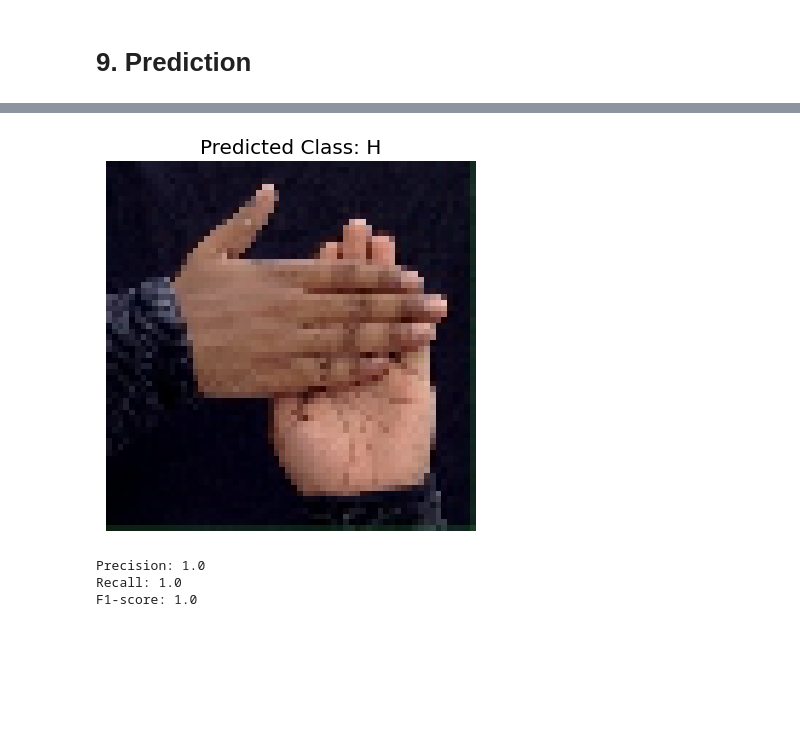
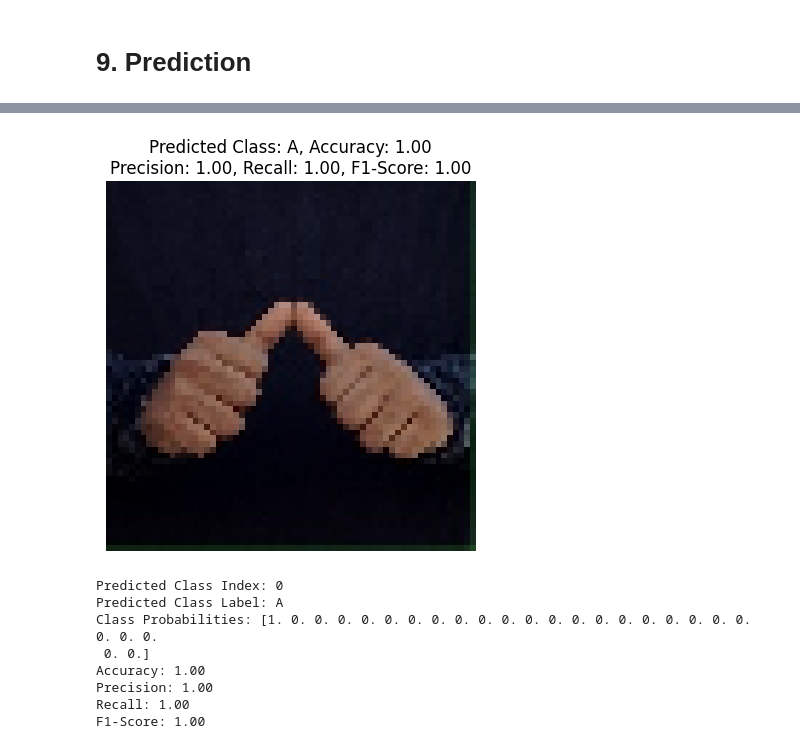
Before and after one commit to yogesh0802/ISL, a Jupyter notebook: asl-with-cnn .ipynb, the cells around one changed output, grey strips where cells are left out. Cells and saved outputs as stored; diff of their text form; code cells hidden in the pictures; blank space fills up the shorter version.

```diff
--- a/asl-with-cnn .ipynb
+++ b/asl-with-cnn .ipynb
@@ -365,13 +395,14 @@ class_names[np.argmax(classes)]
 from keras.models import load_model
 import matplotlib.pyplot as plt
 import numpy as np
+from keras.preprocessing import image
 
 # Load your trained model (replace 'model_path' with the path to your model)
-model_path = 'Mymodel.keras'
+model_path = 'Mykfold.h5'
 model = load_model(model_path)
 
 # Load and preprocess the image as shown in the previous response
-image_path = 'E:\\ygesh_isl\\ASL-Recognition-CNN-OpenCV\\TEST\H\\1.jpg'
+image_path = 'E:\\ygesh_isl\\ASL-Recognition-CNN-OpenCV\\TEST\\A\\1.jpg'
 img = image.load_img(image_path, target_size=(64, 64))
 x = image.img_to_array(img)
 x = np.expand_dims(x, axis=0)
@@ -385,17 +416,24 @@ predicted_class_index = np.argmax(predictions[0])
 # Define class names (replace with your class names)
 class_names = ["A", "B", "C", "D", "E", "F", "G", "H", "I", "J", "K", "L", "M", "N", "O", "P", "Q", "R", "S", "T", "U", "V", "W", "X", "Y", "Z"]
 
-# Get the predicted class label
-predicted_class_label = class_names[predicted_class_index]
+# Get the true class label of the image
+true_class_label = "A"  # Replace with the true class label of the image
+
+# Calculate the model's accuracy on the prediction
+true_label_index = class_names.index(true_class_label)
+accuracy = (predicted_class_index == true_label_index)
 
 # Display the image
 plt.imshow(img)
 plt.axis('off')
-plt.title(f'Predicted Class: {predicted_class_label}')
+
+# Display the predicted class, accuracy, and other information
+plt.title(f'Predicted Class: {predicted_class_label}, Accuracy: {accuracy}')
 plt.show()
 
 # You can also print the class index and probabilities
 print(f'Predicted Class Index: {predicted_class_index}')
 print(f'Predicted Class Label: {predicted_class_label}')
 print(f'Class Probabilities: {predictions[0]}')
+print(f'Accuracy: {accuracy:.2f}')
 # %% [output]
@@ -410,14 +449,14 @@ from keras.models import load_model
 import matplotlib.pyplot as plt
 import numpy as np
 from keras.preprocessing import image
-from sklearn.metrics import precision_score, recall_score, f1_score
+from sklearn.metrics import accuracy_score, precision_score, recall_score, f1_score
 
 # Load your trained model (replace 'model_path' with the path to your model)
-model_path = 'Mymodel.keras'
+model_path = 'Mykfold.h5'
 model = load_model(model_path)
 
-# Load and preprocess the image
-image_path = 'E:\\ygesh_isl\\ASL-Recognition-CNN-OpenCV\\TEST\\H\\1.jpg'
+# Load and preprocess the image as shown in the previous response
+image_path = 'E:\\ygesh_isl\\ASL-Recognition-CNN-OpenCV\\TEST\\A\\1.jpg'
 img = image.load_img(image_path, target_size=(64, 64))
 x = image.img_to_array(img)
 x = np.expand_dims(x, axis=0)
@@ -431,24 +470,35 @@ predicted_class_index = np.argmax(predictions[0])
 # Define class names (replace with your class names)
 class_names = ["A", "B", "C", "D", "E", "F", "G", "H", "I", "J", "K", "L", "M", "N", "O", "P", "Q", "R", "S", "T", "U", "V", "W", "X", "Y", "Z"]
 
-# Get the predicted class label
-predicted_class_label = class_names[predicted_class_index]
+# Get the true class label of the image
+true_class_label = "A"  # Replace with the true class label of the image
+
+# Calculate the model's accuracy on the prediction
+true_label_index = class_names.index(true_class_label)
+accuracy = (predicted_class_index == true_label_index)
+
+# Calculate precision, recall, and F1-score
+true_labels = [true_label_index]
+predicted_labels = [predicted_class_index]
+precision = precision_score(true_labels, predicted_labels, average='macro')
+recall = recall_score(true_labels, predicted_labels, average='macro')
+f1 = f1_score(true_labels, predicted_labels, average='macro')
 
 # Display the image
 plt.imshow(img)
 plt.axis('off')
-plt.title(f'Predicted Class: {predicted_class_label}')
+
+# Display the predicted class, accuracy, and other information
+plt.title(f'Predicted Class: {class_names[predicted_class_index]}, Accuracy: {accuracy:.2f}\n'
+          f'Precision: {precision:.2f}, Recall: {recall:.2f}, F1-Score: {f1:.2f}')
 plt.show()
 
-# Calculate precision, recall, and F1-score for the image
-true_labels = ["H"]  # Replace with the actual true label of your single image
-predicted_labels = [predicted_class_label]
-
-precision = precision_score(true_labels, predicted_labels, average='micro')
-recall = recall_score(true_labels, predicted_labels, average='micro')
-f1 = f1_score(true_labels, predicted_labels, average='micro')
-
-print(f'Precision: {precision}')
-print(f'Recall: {recall}')
-print(f'F1-score: {f1}')
+# You can also print the class index and probabilities
+print(f'Predicted Class Index: {predicted_class_index}')
+print(f'Predicted Class Label: {class_names[predicted_class_index]}')
+print(f'Class Probabilities: {predictions[0]}')
+print(f'Accuracy: {accuracy:.2f}')
+print(f'Precision: {precision:.2f}')
+print(f'Recall: {recall:.2f}')
+print(f'F1-Score: {f1:.2f}')
 # %% [output]
@@ -456,4 +506,9 @@ print(f'F1-score: {f1}')
-[figure, old version]
+[figure, new version]
-Precision: 1.0
-Recall: 1.0
-F1-score: 1.0
+Predicted Class Index: 0
+Predicted Class Label: A
+Class Probabilities: [1. 0. 0. 0. 0. 0. 0. 0. 0. 0. 0. 0. 0. 0. 0. 0. 0. 0. 0. 0. 0. 0. 0. 0.
+ 0. 0.]
+Accuracy: 1.00
+Precision: 1.00
+Recall: 1.00
+F1-Score: 1.00
```
Also changed, not shown: parts of 31 cells of this notebook, 4 other files.
